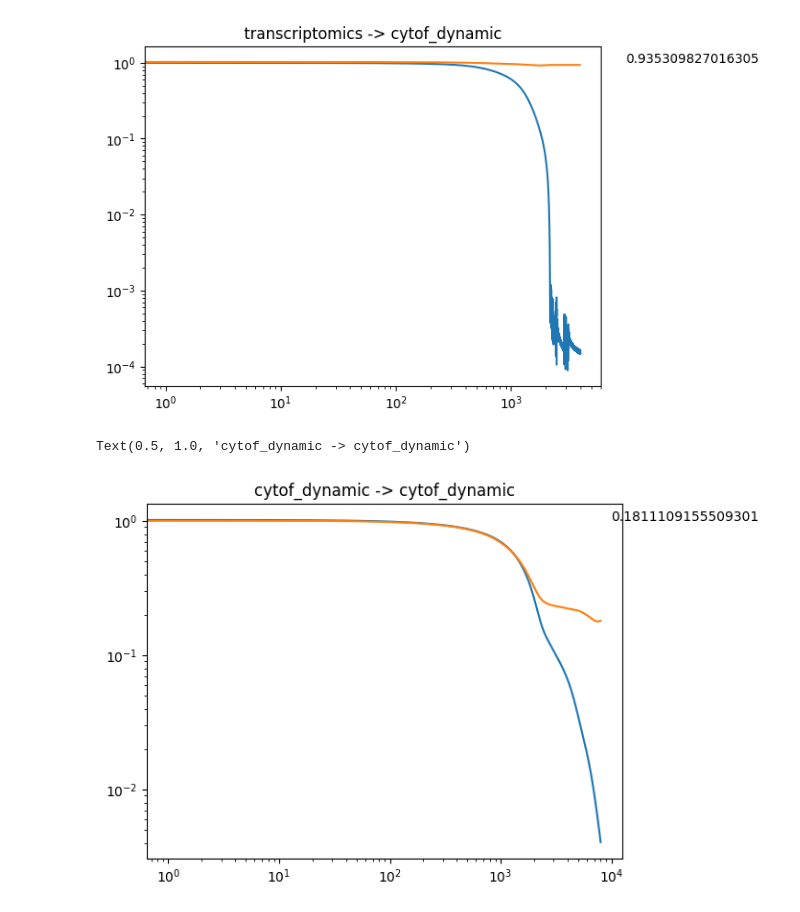
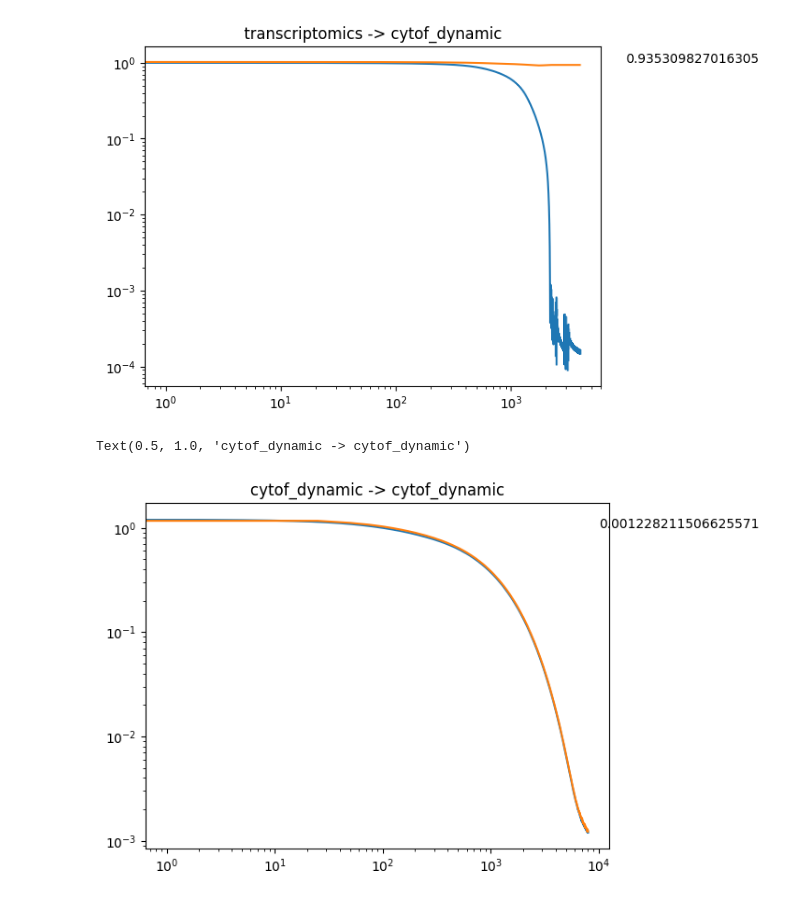
Before and after one commit to frohlich-lab/DeepMechanisticModels, a Jupyter notebook: pca_experiments/regress_PCA_cytof_dynamic.ipynb, the cells around one changed output. Cells and saved outputs as stored; diff of their text form; code cells hidden in the pictures.

```diff
--- a/pca_experiments/regress_PCA_cytof_dynamic.ipynb
+++ b/pca_experiments/regress_PCA_cytof_dynamic.ipynb
@@ -236,7 +236,8 @@ def train_MLP(
         target_context: str, num_pca_target,
         depth: int, width: int, activation_fn_name: str,
         l1reg_scale: float=0,
-        lr: float = 1e-3, num_epochs: int = 1000,
+        lr: float = 1e-3, weight_decay: float = 1e-4,
+        num_epochs: int = 1000,
 ):
     # Get input features - handle imputation
     try:
@@ -269,7 +270,7 @@ def train_MLP(
     )
 
     # Define optimizer
-    opt = optax.adamw(learning_rate=lr)
+    opt = optax.adamw(learning_rate=lr, weight_decay=weight_decay)
     # Get diff and static
     diff_model, static_model = eqx.partition(mlp, eqx.is_array)
     # Initialise optimizer state
@@ -381,20 +382,22 @@ plt.title("transcriptomics -> cytof_dynamic")
 Text(0.5, 1.0, 'transcriptomics -> cytof_dynamic')
 [figure]
 # %%
+# Last resort: cytof_dynamic -> cytof_dynamic -- can only learn an identity mapping through heavy regularisation + no depth (single linear layer, no activation function)
 model, loss_train_history, loss_val_history = train_MLP(
     input_context="cytof_dynamic", num_pca_input=0.95,
     target_context="cytof_dynamic", num_pca_target=0.95,
-    depth=1, width=20, activation_fn_name="swish",
+    depth=0, width=10, activation_fn_name="swish",
     l1reg_scale=0,
-    lr=1e-4, num_epochs=8000
+    lr=1e-3, weight_decay=1,
+    num_epochs=8000
 )
 
 plt.plot(np.arange(0, 8000), loss_train_history)
 plt.plot(np.arange(0, 8000, 25), loss_val_history)
 plt.text(10000, 1, loss_val_history[-1])
 plt.xscale('log')
 plt.yscale('log')
 plt.title("cytof_dynamic -> cytof_dynamic")
 # %% [output]
 Text(0.5, 1.0, 'cytof_dynamic -> cytof_dynamic')
-[figure, old version]
+[figure, new version]
```
Also changed, not shown: parts of 5 cells of this notebook, 1 other file.
